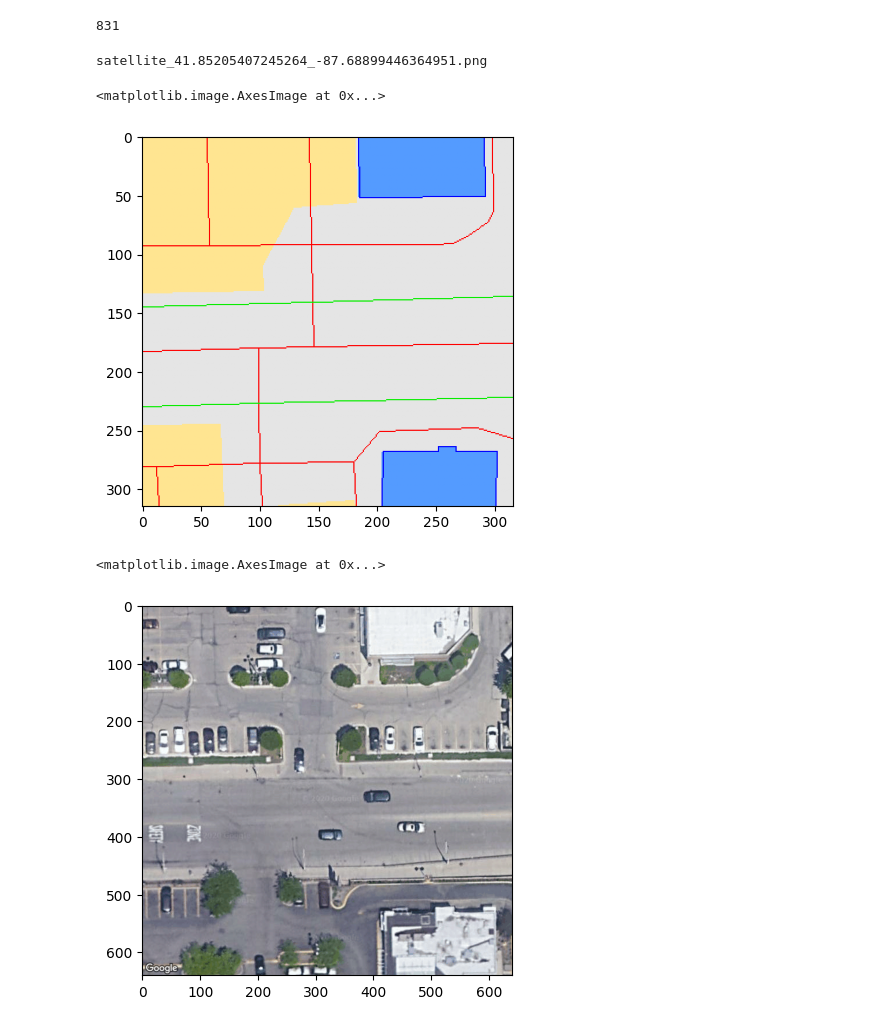
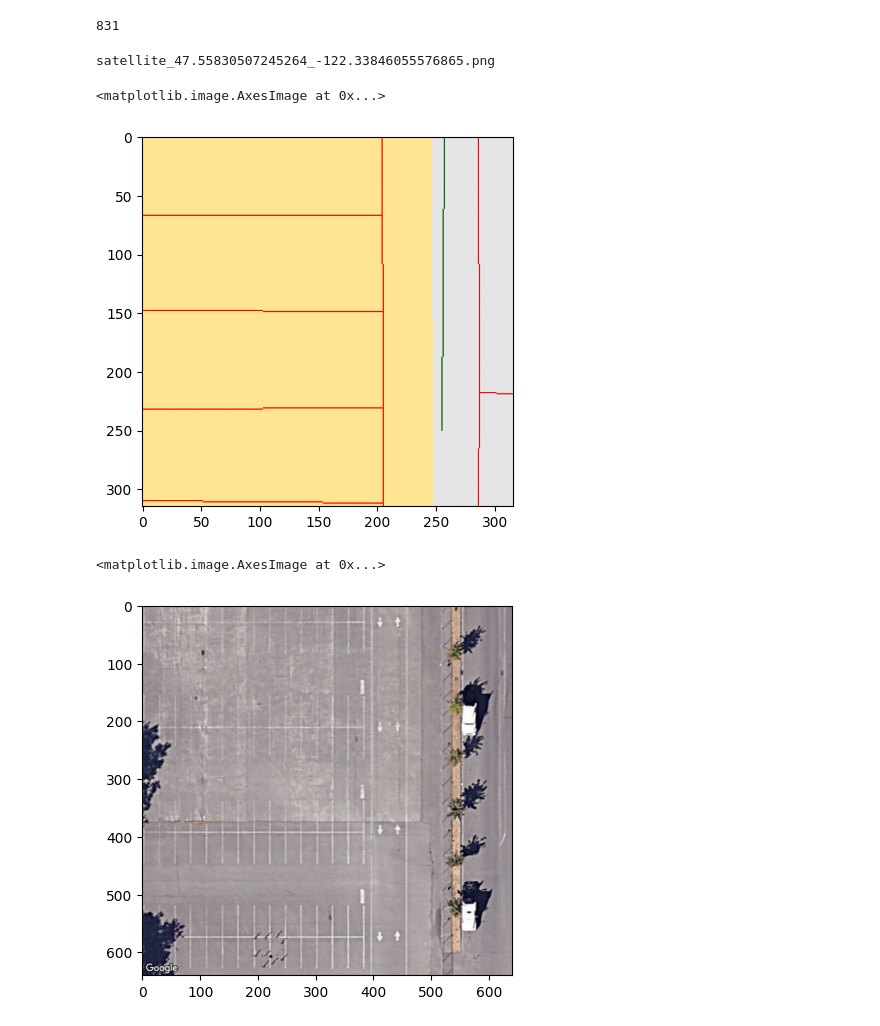
Before and after one commit to lipefree/semester-project-vita, a Jupyter notebook: CCVPE/test_download_osm.ipynb, the cells around one changed output. Saved outputs shown, nothing was run; the diff lists cells and outputs as text; code cells hidden in the pictures.

```diff
--- a/CCVPE/test_download_osm.ipynb
+++ b/CCVPE/test_download_osm.ipynb
@@ -74,27 +74,27 @@ len(r['elements'])
 # %%
 import os, pickle, gzip
 
-root = "VIGOR"
-city = "Chicago"
+root = "../../VIGOR"
+city = "Seattle"
 osm_tile_path = os.path.join(root, city, 'osm_tiles', 'data.pkl.gz')
 with gzip.open(osm_tile_path, 'rb') as f:
     loaded_data = pickle.load(f)
 # %%
-name, raster = loaded_data[5]
+name, raster = loaded_data[0]
 map_viz = Colormap.apply(raster)
 print(name)
 plt.imshow(map_viz)
 # %% [output]
-satellite_41.85205407245264_-87.68899446364951.png
+satellite_47.55830507245264_-122.33846055576865.png
 <matplotlib.image.AxesImage at 0x...>
-[figure, old version]
+[figure, new version]
 # %%
 from PIL import Image
 
-path = os.path.join('..', city, 'satellite', name[:-1])
+path = os.path.join('../../VIGOR', city, 'satellite', name[:-1])
 # Load the PNG image
 image = Image.open(path)
 plt.imshow(image)
 # %% [output]
 <matplotlib.image.AxesImage at 0x...>
-[figure, old version]
+[figure, new version]
```
Also changed, not shown: parts of 2 cells of this notebook, 10 other files.
